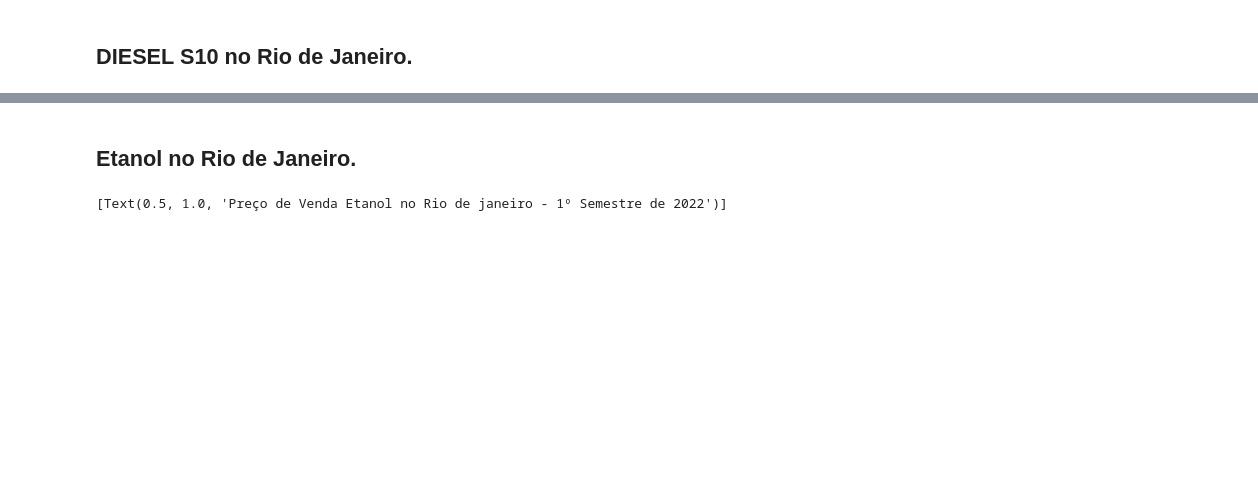
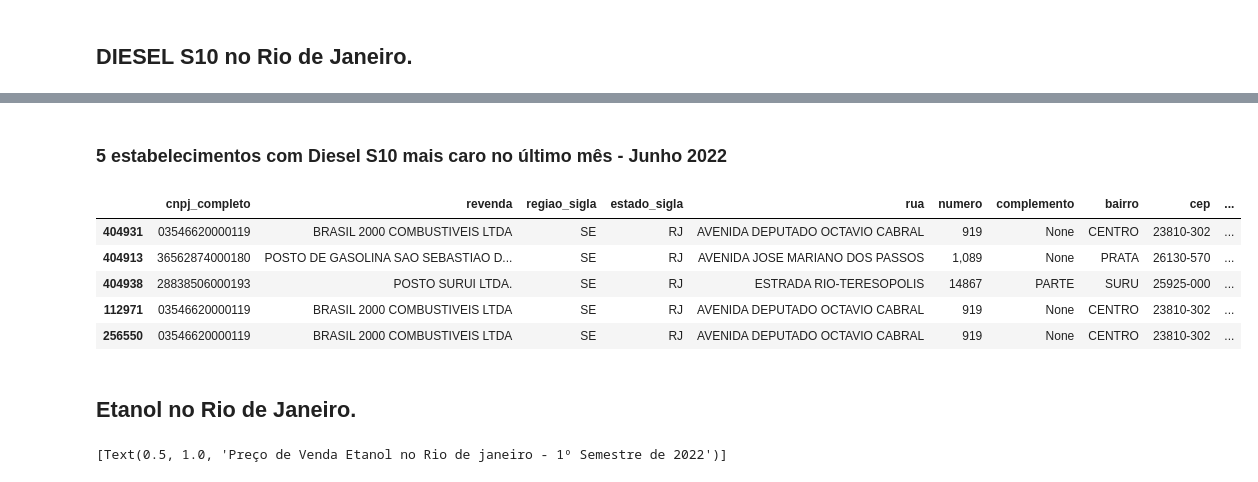
Before and after one commit to msbar/prova_tecnica, a Jupyter notebook: combustiveis/analise.ipynb, the cells around one changed output, grey strips where cells are left out. Saved outputs shown, nothing was run; the diff lists cells and outputs as text; code cells hidden in the pictures; blank space fills up the shorter version.

```diff
--- a/combustiveis/analise.ipynb
+++ b/combustiveis/analise.ipynb
@@ -138,3 +168,14 @@ bplot_diesel_s10.set(title='Preço de Venda Diesel S10 no Rio de janeiro - 1º S
+# %% [markdown]
+### 5 estabelecimentos com Diesel S10 mais caro no último mês - Junho 2022
+# %%
+df_rj_DIESEL_S10[df_rj_DIESEL_S10['mes_coleta'] == 6].nlargest(5, ['valor_venda'])
+# %% [output]
+|  | cnpj_completo | revenda | regiao_sigla | estado_sigla | rua | numero | complemento | bairro | cep | ... |
+| 404931 | 03546620000119 | BRASIL 2000 COMBUSTIVEIS LTDA | SE | RJ | AVENIDA DEPUTADO OCTAVIO CABRAL | 919 | None | CENTRO | 23810-302 | ... |
+| 404913 | 36562874000180 | POSTO DE GASOLINA SAO SEBASTIAO D... | SE | RJ | AVENIDA JOSE MARIANO DOS PASSOS | 1,089 | None | PRATA | 26130-570 | ... |
+| 404938 | 28838506000193 | POSTO SURUI LTDA. | SE | RJ | ESTRADA RIO-TERESOPOLIS | 14867 | PARTE | SURU | 25925-000 | ... |
+| 112971 | 03546620000119 | BRASIL 2000 COMBUSTIVEIS LTDA | SE | RJ | AVENIDA DEPUTADO OCTAVIO CABRAL | 919 | None | CENTRO | 23810-302 | ... |
+| 256550 | 03546620000119 | BRASIL 2000 COMBUSTIVEIS LTDA | SE | RJ | AVENIDA DEPUTADO OCTAVIO CABRAL | 919 | None | CENTRO | 23810-302 | ... |
 # %% [markdown]
 ## Etanol no Rio de Janeiro.
 # %%
```
Also changed, not shown: parts of 40 cells of this notebook.
